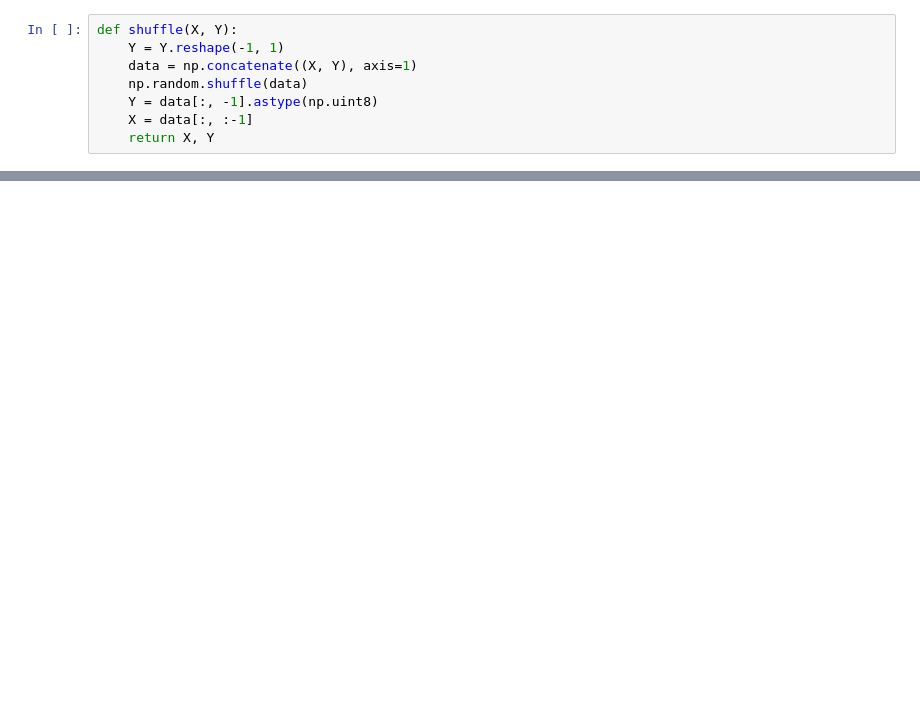
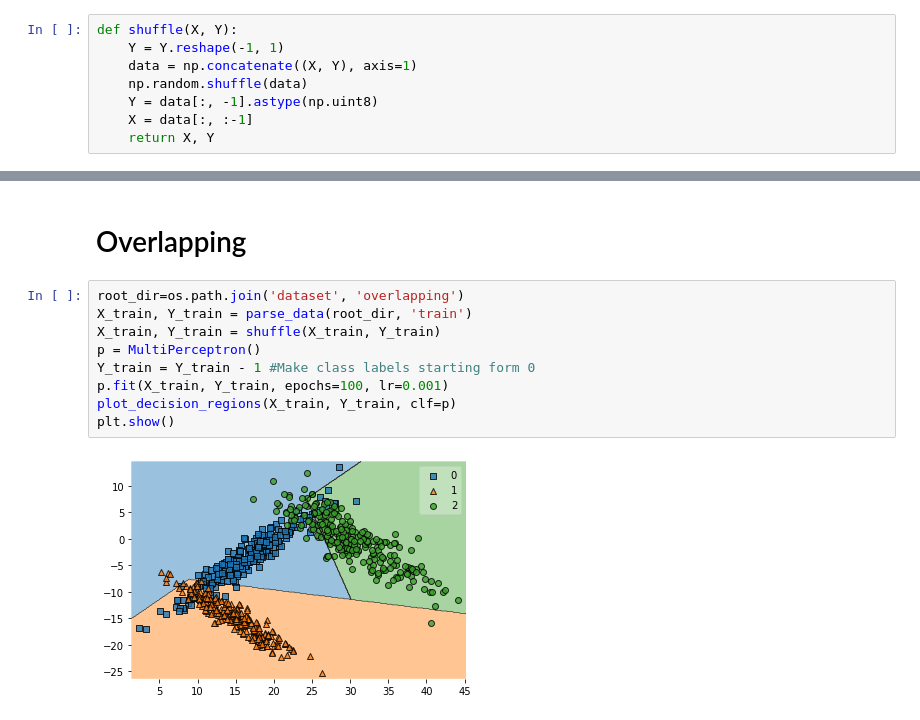
Before and after one commit to Jovian-Dsouza/iml_assignment, a Jupyter notebook: Perceptron_classification.ipynb, the cells around one changed output, grey strips where cells are left out. Cells and saved outputs as stored; diff of their text form; blank space fills up the shorter version.

```diff
--- a/Perceptron_classification.ipynb
+++ b/Perceptron_classification.ipynb
@@ -76,0 +102,13 @@ plot_decision_regions(X_test, Y_test-1, clf=p)
+# %% [markdown]
+# Overlapping
+# %%
+root_dir=os.path.join('dataset', 'overlapping')
+X_train, Y_train = parse_data(root_dir, 'train')
+X_train, Y_train = shuffle(X_train, Y_train)
+p = MultiPerceptron()
+Y_train = Y_train - 1 #Make class labels starting form 0
+p.fit(X_train, Y_train, epochs=100, lr=0.001)
+plot_decision_regions(X_train, Y_train, clf=p)
+plt.show()
+# %% [output]
+[figure, added]
```
Also changed, not shown: parts of 14 cells of this notebook, 1 other file.
